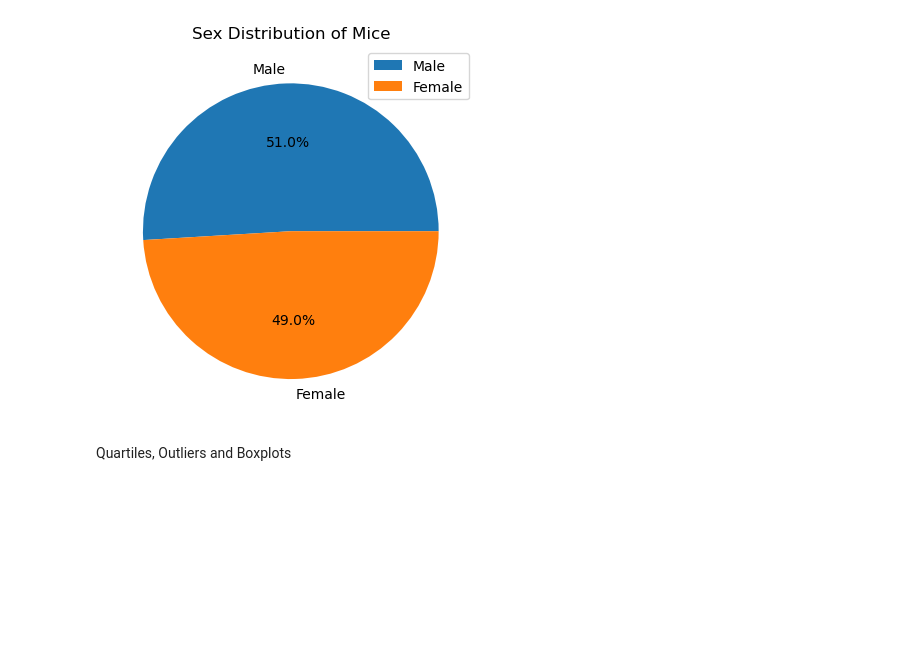
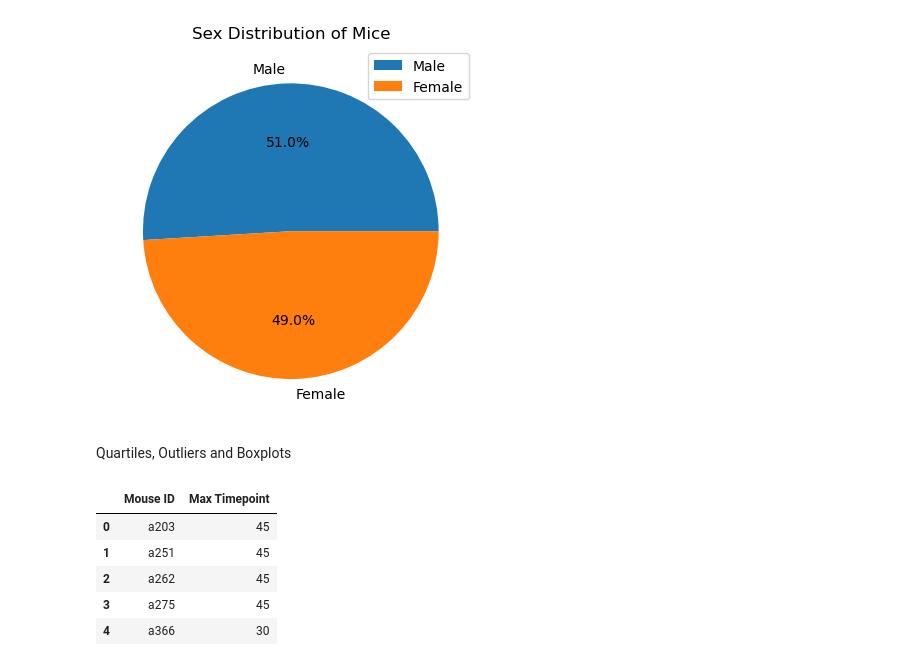
Before and after one commit to gmmarsh/didactic-giggle, a Jupyter notebook: Pymaceuticals/pymaceuticals_final_analysis.ipynb, the cells around one changed output. Cells and saved outputs as stored; diff of their text form; code cells hidden in the pictures; blank space fills up the shorter version.

```diff
--- a/Pymaceuticals/pymaceuticals_final_analysis.ipynb
+++ b/Pymaceuticals/pymaceuticals_final_analysis.ipynb
@@ -160,3 +160,16 @@ plt.show()
 [figure]
 # %% [markdown]
 Quartiles, Outliers and Boxplots
+# %%
+# create a dataframe that groups the data by Mouse ID and finds the max timepoint for each mouse
+max_timepoint = clean_data.groupby("Mouse ID")["Timepoint"].max()\
+    .reset_index()\
+    .rename(columns={"Timepoint": "Max Timepoint"})
+max_timepoint.head()
+# %% [output]
+|  | Mouse ID | Max Timepoint |
+| 0 | a203 | 45 |
+| 1 | a251 | 45 |
+| 2 | a262 | 45 |
+| 3 | a275 | 45 |
+| 4 | a366 | 30 |
```
Also changed, not shown: parts of 3 cells of this notebook.
